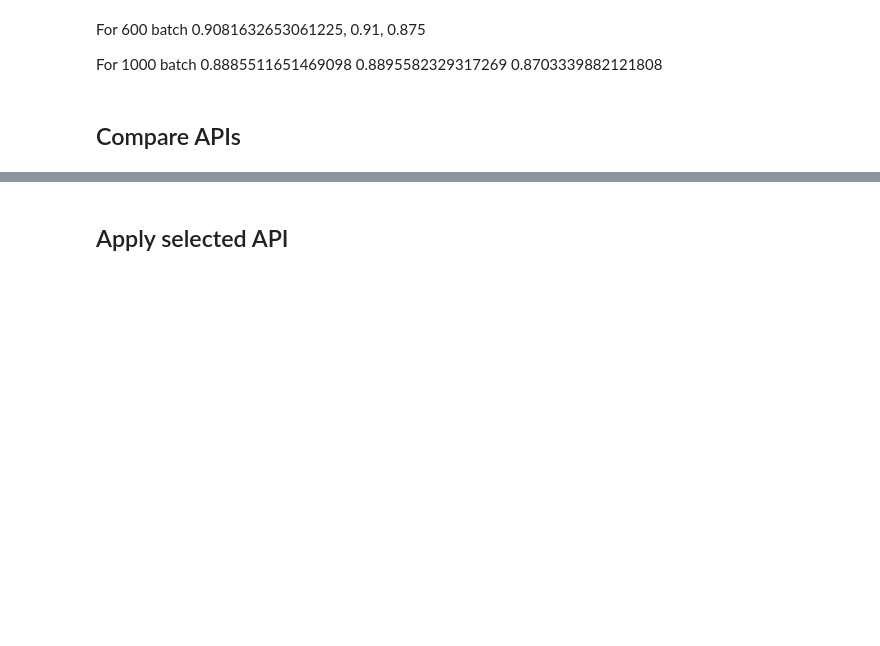
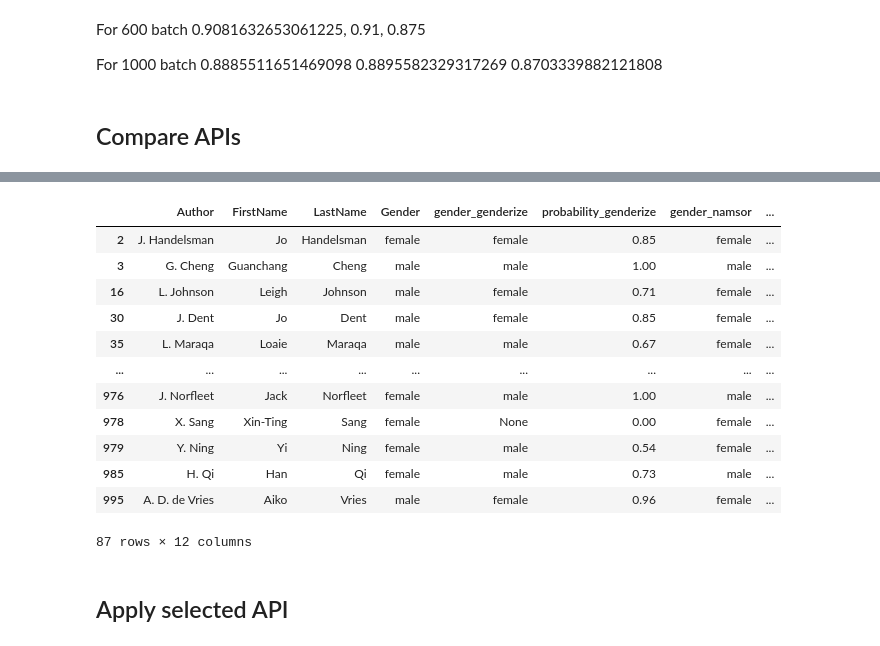
Before and after one commit to hexann666/MSc_gender_bias, a Jupyter notebook: semantic_scholar.ipynb, the cells around one changed output, grey strips where cells are left out. Drawn from its saved outputs; the diff is of its cells as text; code cells hidden in the pictures; blank space fills up the shorter version.

```diff
--- a/semantic_scholar.ipynb
+++ b/semantic_scholar.ipynb
@@ -1599,8 +1697,23 @@ batch_compare
 1000 rows × 12 columns
 # %%
-batch_compare[:100][(batch_compare['Gender'] != batch_compare['gender_genderize']) |\
+batch_compare[(batch_compare['Gender'] != batch_compare['gender_genderize']) |\
               (batch_compare['Gender'] != batch_compare['gender_ga']) | \
-                (batch_compare['Gender'] != batch_compare['gender_namsor'])]
+                (batch_compare['Gender'] != batch_compare['gender_namsor']) | \
+                (batch_compare['Gender'] != batch_compare['gender_ga'])]
+# %% [output]
+|  | Author | FirstName | LastName | Gender | gender_genderize | probability_genderize | gender_namsor | ... |
+| 2 | J. Handelsman | Jo | Handelsman | female | female | 0.85 | female | ... |
+| 3 | G. Cheng | Guanchang | Cheng | male | male | 1.00 | male | ... |
+| 16 | L. Johnson | Leigh | Johnson | male | female | 0.71 | female | ... |
+| 30 | J. Dent | Jo | Dent | male | female | 0.85 | female | ... |
+| 35 | L. Maraqa | Loaie | Maraqa | male | male | 0.67 | female | ... |
+| ... | ... | ... | ... | ... | ... | ... | ... | ... |
+| 976 | J. Norfleet | Jack | Norfleet | female | male | 1.00 | male | ... |
+| 978 | X. Sang | Xin-Ting | Sang | female | None | 0.00 | female | ... |
+| 979 | Y. Ning | Yi | Ning | female | male | 0.54 | female | ... |
+| 985 | H. Qi | Han | Qi | female | male | 0.73 | male | ... |
+| 995 | A. D. de Vries | Aiko | Vries | male | female | 0.96 | female | ... |
+87 rows × 12 columns
 # %% [markdown]
 ## Apply selected API
 # %%
```
Also changed, not shown: parts of 84 cells of this notebook, 4 other files.
